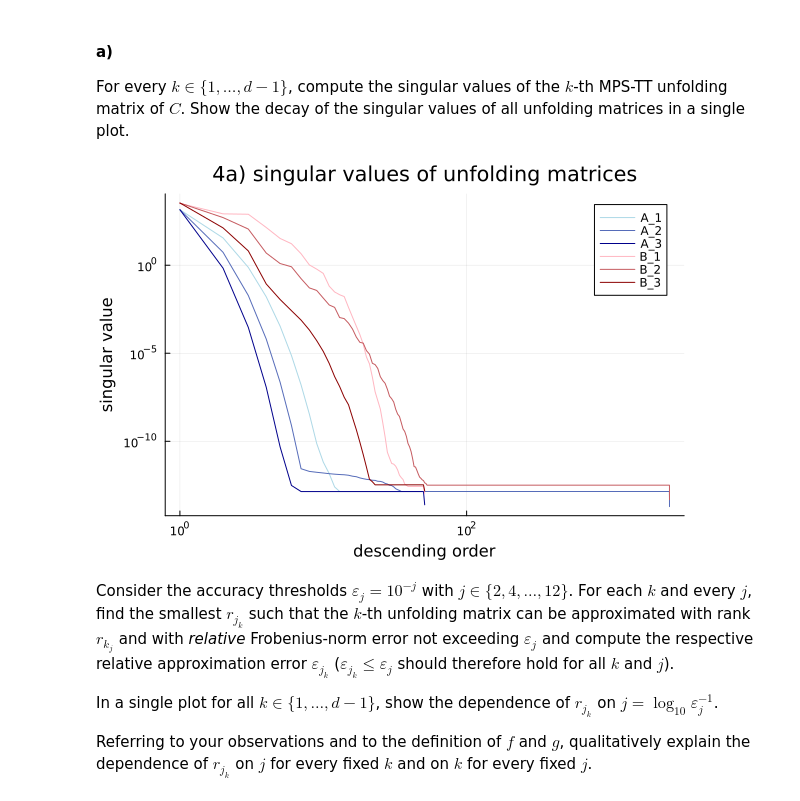
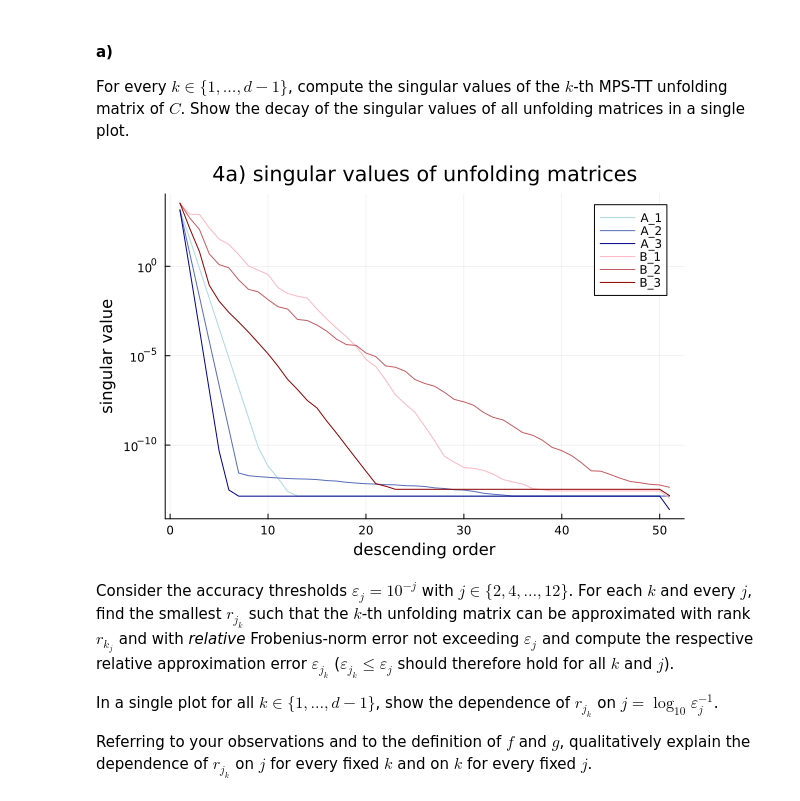
Before and after one commit to maxstollmayer/Tensor-Methods, a Jupyter notebook: hw05_stollmayer.ipynb, the cells around one changed output. Drawn from its saved outputs; the diff is of its cells as text; code cells hidden in the pictures.

```diff
--- a/hw05_stollmayer.ipynb
+++ b/hw05_stollmayer.ipynb
@@ -165,7 +164,7 @@ For every $k \in \{1, \dots, d−1\}$, compute the singular values of the $k$-th
 # %%
 # compute k'th unfolding matrix of tensor in MPS-TT format
 function unfold(C::AbstractArray{<:Number}, k::Integer)
-    @assert 1 <= k <= ndims(C) "Given index out of bound: expected 1 ≤ k ≤ $(ndims(C))], got $k."
+    @assert 1 <= k <= ndims(C)-1 "Given index out of bound: expected 1 ≤ k ≤ $(ndims(C)-1)], got $k."
     n = size(C)
     return reshape(C, prod(n[1:k]), prod(n[k+1:end]))
 end
@@ -180,29 +179,27 @@ B_unfolded = [unfold(B, k) for k ∈ 1:d-1]
 # %%
 plot([], [],
     label="",
     title="4a) singular values of unfolding matrices",
     xlabel="descending order",
     ylabel="singular value",
-    xscale=:log10,
     yscale=:log10,
 )
 
 plot!(
-    [1:length(σ) for σ ∈ Σ_A],
-    Σ_A,
+    1:n,
+    [σ[1:n] for σ ∈ Σ_A],
     palette=palette(:blues, d-1)[[end,1:end-1...]],
     label=reshape(["A_$k" for k ∈ 1:d-1], 1, d-1),
 )
 
 plot!(
-    [1:length(σ) for σ ∈ Σ_B],
-    Σ_B,
-    yscale=:log10,
+    1:n,
+    [σ[1:n] for σ ∈ Σ_B],
     palette=palette(:reds, d-1)[[end,1:end-1...]],
     label=reshape(["B_$k" for k ∈ 1:d-1], 1, d-1),
 )
 # %% [output]
-[figure, old version]
+[figure, new version]
 # %% [markdown]
 Consider the accuracy thresholds $\varepsilon_j = 10^{−j}$ with $j \in \{2, 4, \dots, 12\}$. For each $k$ and every $j$, find the smallest $r_{j_k}$ such that the $k$-th unfolding matrix can be approximated with rank $r_{k_j}$ and with _relative_ Frobenius-norm error not exceeding $\varepsilon_j$ and compute the respective relative approximation error $\varepsilon_{j_k}$ ($\varepsilon_{j_k} \le \varepsilon_j$ should therefore hold for all $k$ and $j$).
 
```
Also changed, not shown: parts of 17 cells of this notebook.
